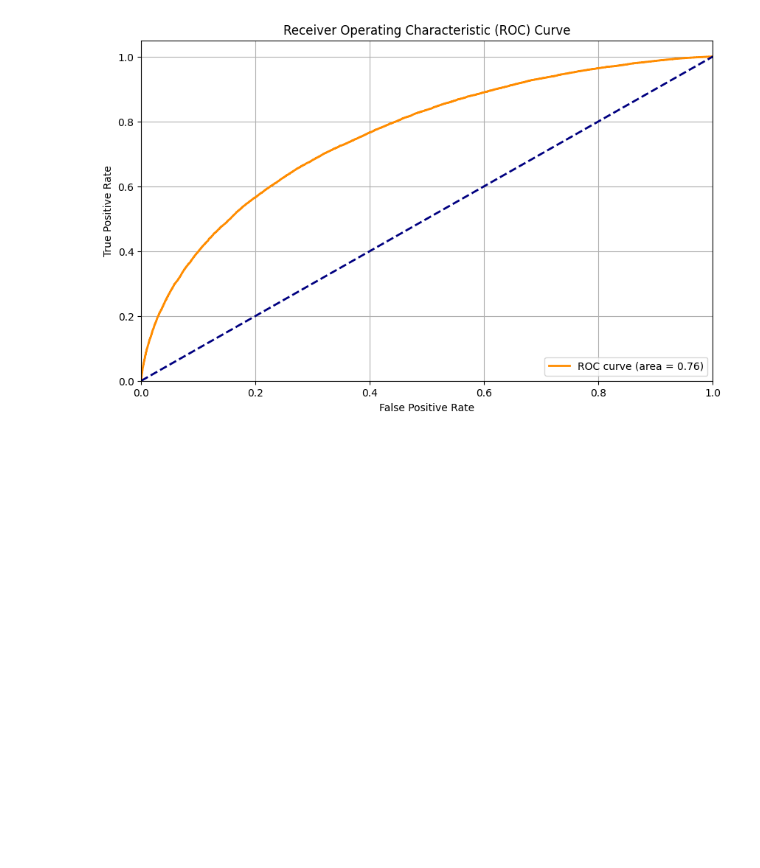
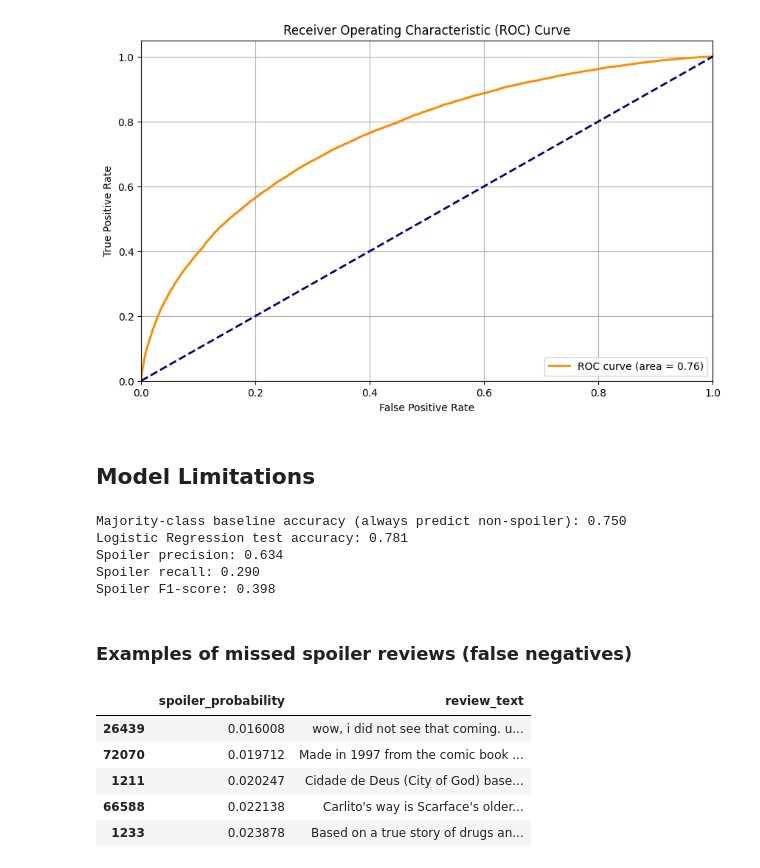
Before and after one commit to glimzzc/spoiler-miner, a Jupyter notebook: notebooks/Spoiler Detection on IMDB movie reviews.ipynb, the cells around one changed output. Drawn from its saved outputs; the diff is of its cells as text; code cells hidden in the pictures; blank space fills up the shorter version.

```diff
--- a/notebooks/Spoiler Detection on IMDB movie reviews.ipynb
+++ b/notebooks/Spoiler Detection on IMDB movie reviews.ipynb
@@ -473,3 +488,46 @@ plt.grid(True)
 plt.show()
 # %% [output]
 [figure]
+# %% [markdown]
+## Model Limitations
+# %%
+majority_baseline_accuracy = (y_test == False).mean()
+lr_report = classification_report(y_test, y_pred_best_lr, output_dict=True, zero_division=0)
+spoiler_key = str(True)
+
+test_accuracy = accuracy_score(y_test, y_pred_best_lr)
+spoiler_precision = lr_report[spoiler_key]['precision']
+spoiler_recall = lr_report[spoiler_key]['recall']
+spoiler_f1 = lr_report[spoiler_key]['f1-score']
+
+cm_lr = confusion_matrix(y_test, y_pred_best_lr, labels=[False, True])
+tn, fp, fn, tp = cm_lr.ravel()
+
+false_negative_mask = (y_test.reset_index(drop=True) == True) & (~pd.Series(y_pred_best_lr).astype(bool))
+false_negatives = test_df.loc[false_negative_mask, ['movie_id', 'review_summary', 'review_text']].copy()
+false_negatives['spoiler_probability'] = y_prob[false_negative_mask.to_numpy()]
+false_negatives = false_negatives.sort_values('spoiler_probability').head(5)
+
+print(f'Majority-class baseline accuracy (always predict non-spoiler): {majority_baseline_accuracy:.3f}')
+print(f'Logistic Regression test accuracy: {test_accuracy:.3f}')
+print(f'Spoiler precision: {spoiler_precision:.3f}')
+print(f'Spoiler recall: {spoiler_recall:.3f}')
+print(f'Spoiler F1-score: {spoiler_f1:.3f}')
+# %% [output]
+Majority-class baseline accuracy (always predict non-spoiler): 0.750
+Logistic Regression test accuracy: 0.781
+Spoiler precision: 0.634
+Spoiler recall: 0.290
+Spoiler F1-score: 0.398
+# %% [markdown]
+### Examples of missed spoiler reviews (false negatives)
+# %%
+with pd.option_context('display.max_colwidth', 150):
+    display(false_negatives[['spoiler_probability', 'review_text']])
+# %% [output]
+|  | spoiler_probability | review_text |
+| 26439 | 0.016008 | wow, i did not see that coming. u... |
+| 72070 | 0.019712 | Made in 1997 from the comic book ... |
+| 1211 | 0.020247 | Cidade de Deus (City of God) base... |
+| 66588 | 0.022138 | Carlito's way is Scarface's older... |
+| 1233 | 0.023878 | Based on a true story of drugs an... |
```
Also changed, not shown: parts of 25 cells of this notebook, 1 other file.
